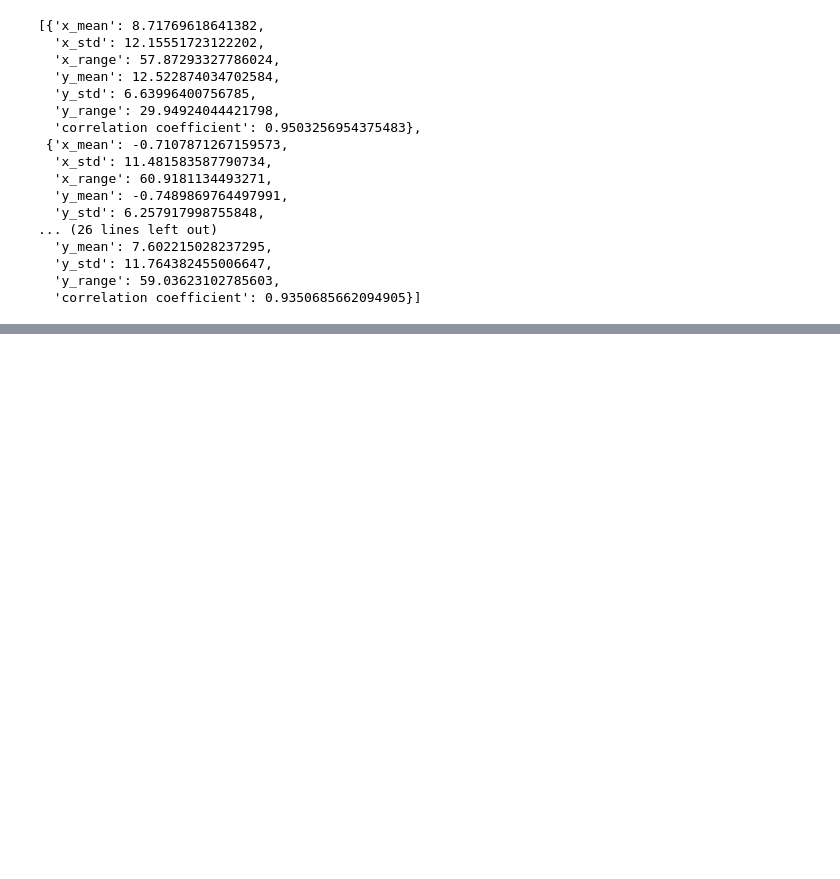
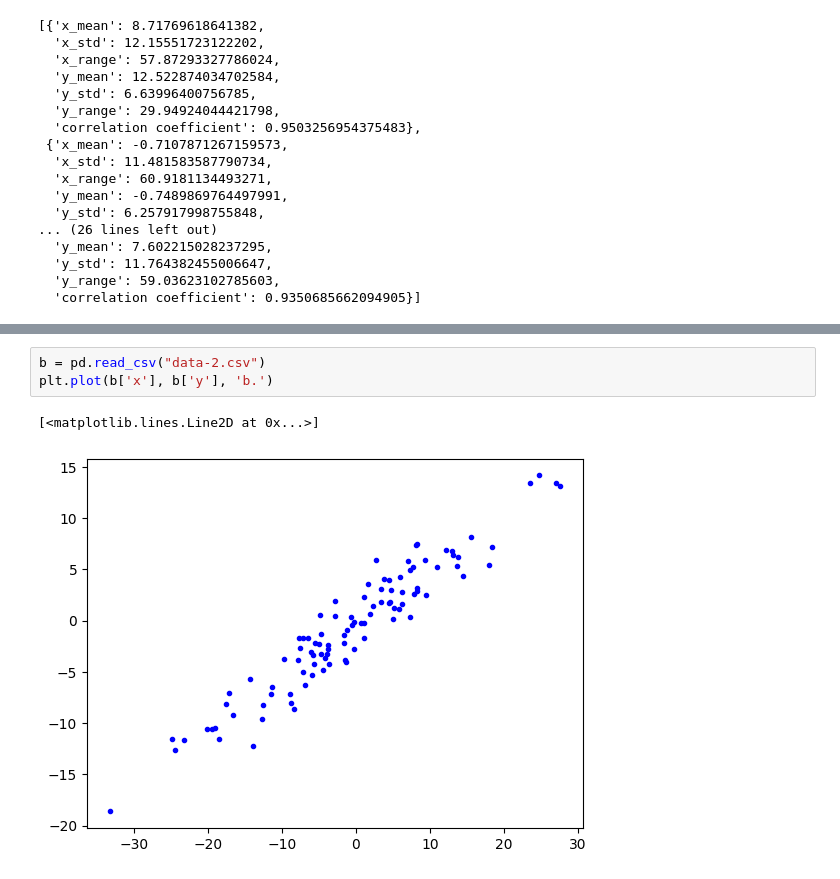
Before and after one commit to ebarylko/cmpt-353, a Jupyter notebook: assignment-5/summary.ipynb, the cells around one changed output, grey strips where cells are left out. Drawn from its saved outputs; the diff is of its cells as text; blank space fills up the shorter version.

```diff
--- a/assignment-5/summary.ipynb
+++ b/assignment-5/summary.ipynb
@@ -53,0 +61,6 @@ list(map(read_csv_and_calc_statistics, all_names))
+# %%
+b = pd.read_csv("data-2.csv")
+plt.plot(b['x'], b['y'], 'b.')
+# %% [output]
+[<matplotlib.lines.Line2D at 0x...>]
+[figure, added]
```
Also changed, not shown: parts of 6 cells of this notebook, 1 other file.
